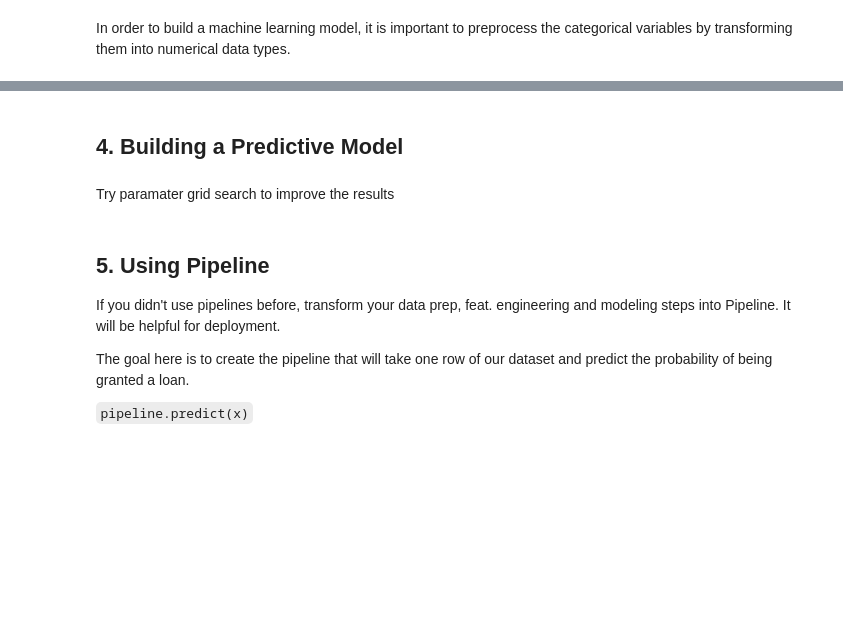
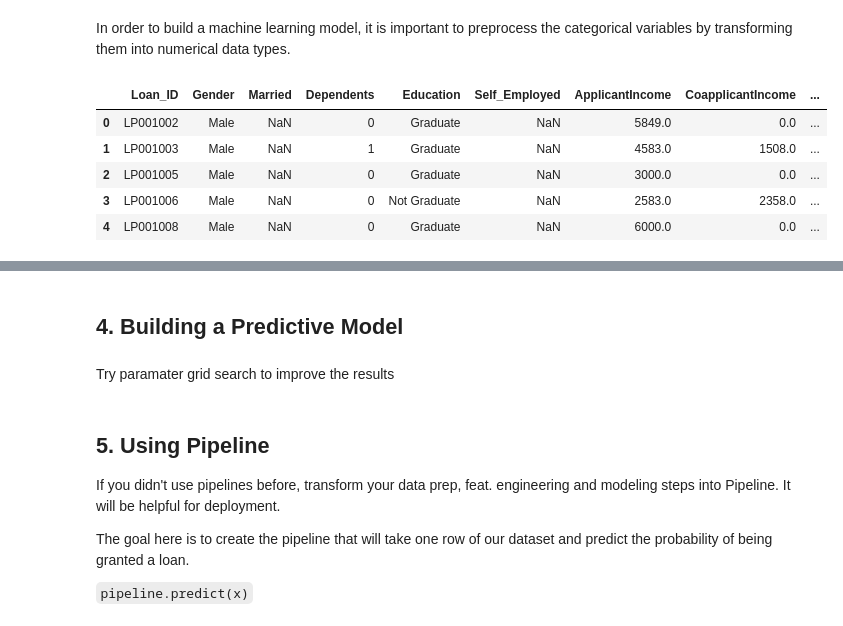
Before and after one commit to rafaelaqfc/Loan-Prediction-Project, a Jupyter notebook: notebooks/instructions.ipynb, the cells around one changed output, grey strips where cells are left out. Drawn from its saved outputs; the diff is of its cells as text; code cells hidden in the pictures; blank space fills up the shorter version.

```diff
--- a/notebooks/instructions.ipynb
+++ b/notebooks/instructions.ipynb
@@ -814,2 +833,14 @@ In order to build a machine learning model, it is important to preprocess the ca
+# %%
+# Applying the binary_to_numeric function to the columns: 'Married', 'Self_Employed' and 'Loan_Status'
+df['Married'].replace({'Yes': 1, 'No': 0}, inplace=True)
+# %%
+df.head()
+# %% [output]
+|  | Loan_ID | Gender | Married | Dependents | Education | Self_Employed | ApplicantIncome | CoapplicantIncome | ... |
+| 0 | LP001002 | Male | NaN | 0 | Graduate | NaN | 5849.0 | 0.0 | ... |
+| 1 | LP001003 | Male | NaN | 1 | Graduate | NaN | 4583.0 | 1508.0 | ... |
+| 2 | LP001005 | Male | NaN | 0 | Graduate | NaN | 3000.0 | 0.0 | ... |
+| 3 | LP001006 | Male | NaN | 0 | Not Graduate | NaN | 2583.0 | 2358.0 | ... |
+| 4 | LP001008 | Male | NaN | 0 | Graduate | NaN | 6000.0 | 0.0 | ... |
 # %%
 # Creating a function to encode some of our columns
```
Also changed, not shown: parts of 4 cells of this notebook.
